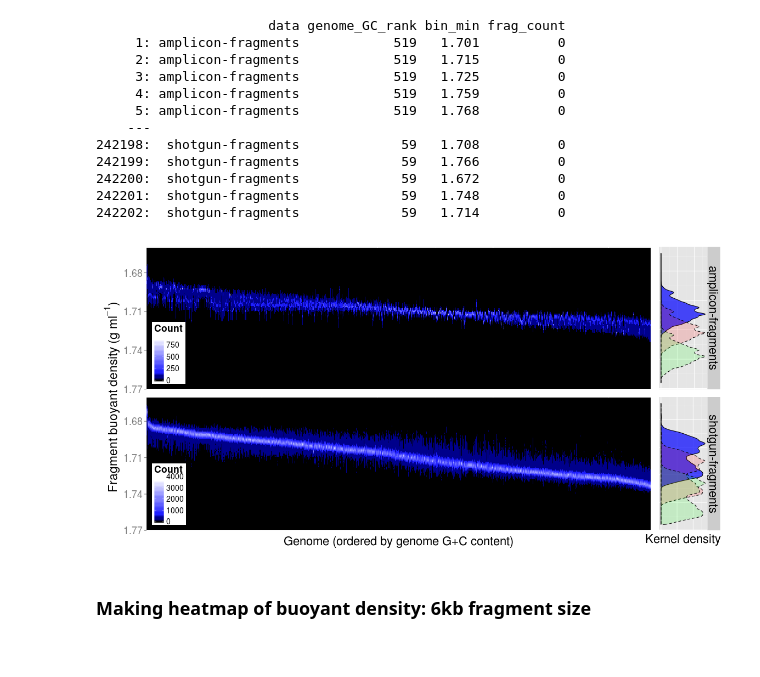
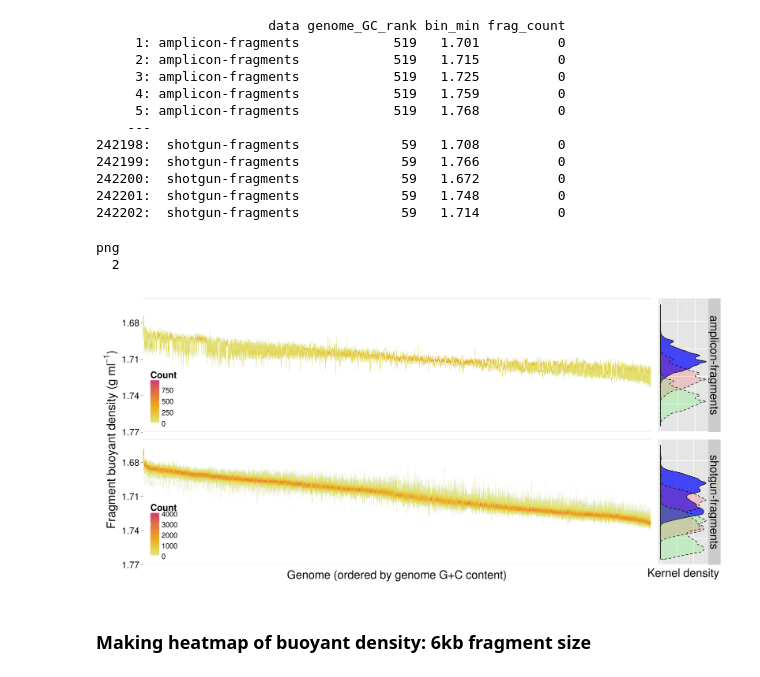
Before and after one commit to nick-youngblut/deltaGC, a Jupyter notebook: ipynb/fragment_simulations.ipynb, the cells around one changed output. Saved outputs shown, nothing was run; the diff lists cells and outputs as text; code cells hidden in the pictures.

```diff
--- a/ipynb/fragment_simulations.ipynb
+++ b/ipynb/fragment_simulations.ipynb
@@ -432,14 +479,24 @@ y.axis.t = expression(paste('Fragment buoyant density (g ', ml^-1, ')'))
 y.axis.t = textGrob(y.axis.t, vjust = 1, rot=90, gp=gpar(cex = 1.9))
 
 ## plotting
-#tiff( "~/notebook/deltaGC_notes/data/amp-mg/figures/dense-htmp_12.5kb/dense-htmp_12.5kb.tiff",
-#        width=17, height=8, units='in', res=300 )
+tiff( "/home/nick/notebook/deltaGC_notes/data/amp-mg/figures/dense-htmp_12.5kb/dense-htmp_12.5kb.tiff",
+        width=17, height=8, units='in', res=300 )
 grid.arrange(p.heat.amp, p.dense.amp, p.heat.shotgun, p.dense.shotgun,
                  nrow=2, ncol=2, widths=c(7,1), left = y.axis.t)
 dev.off()
-xxx=1
 # %% [output]
-[figure, removed]
+png
+  2
+# %%
+# diplaying figure
+tiff_file = "/home/nick/notebook/deltaGC_notes/data/amp-mg/figures/dense-htmp_12.5kb/dense-htmp_12.5kb.tiff"
+img = PIL.Image.open(tiff_file)
+png_file = re.sub(r'\.tiff$', r'.png', tiff_file)
+img.save(png_file)
+
+Image(filename=png_file)
+# %% [output]
+[figure, added]
 # %% [markdown]
 ### Making heatmap of buoyant density: 6kb fragment size
 # %%
```
Also changed, not shown: parts of 16 cells of this notebook, 4 other files.
